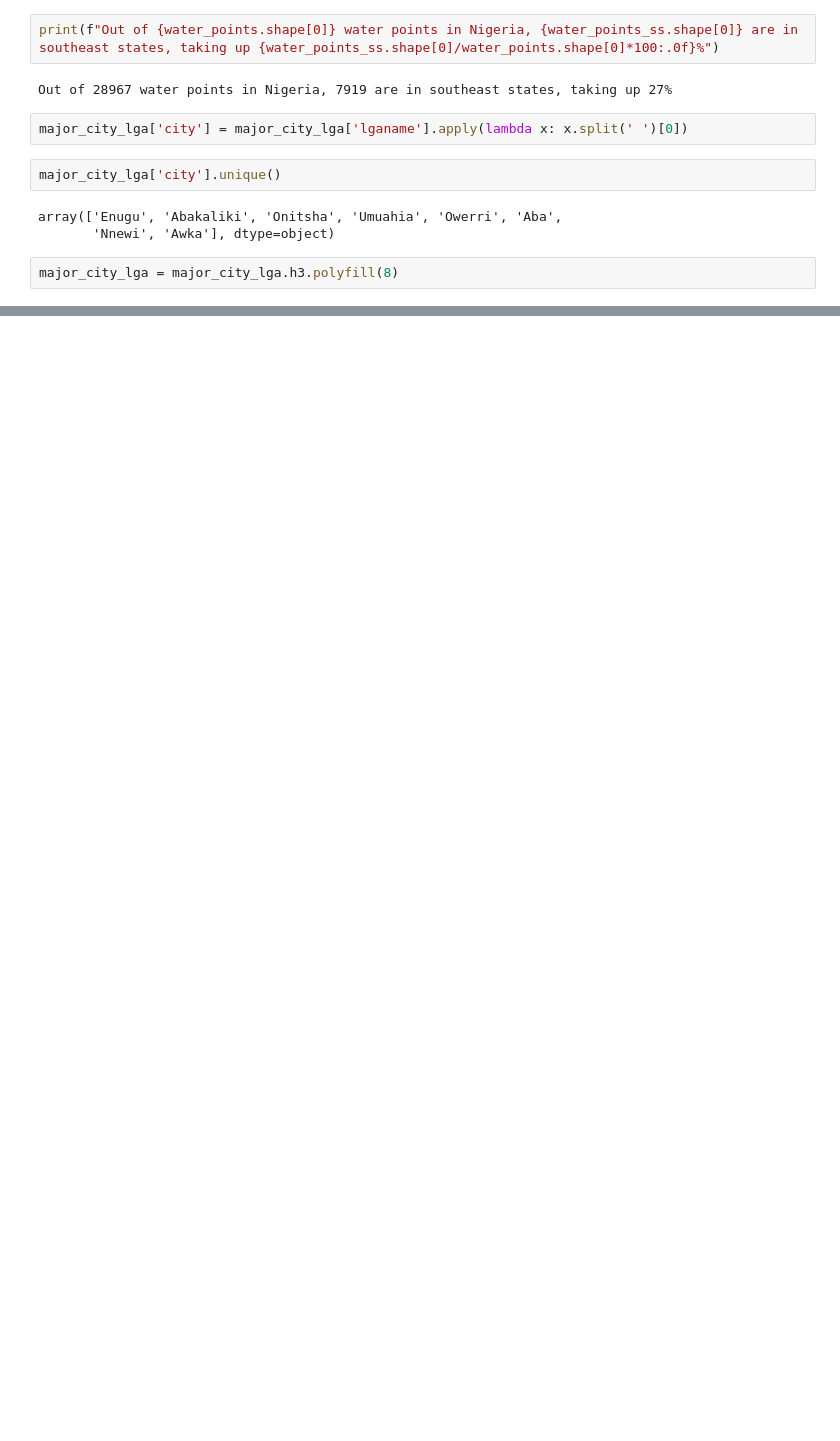
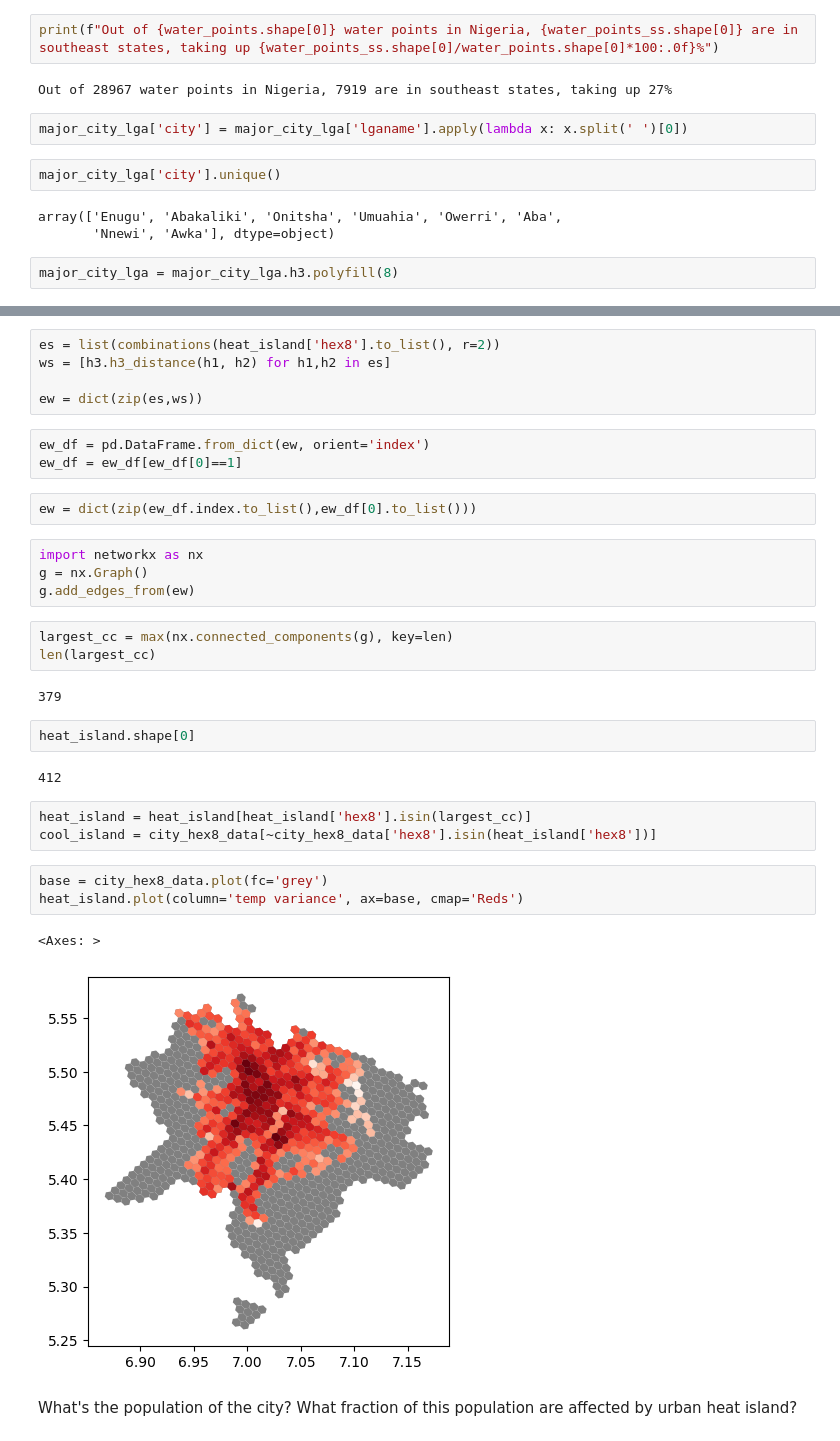
Before and after one commit to wxinl/BluePaleDot, a Jupyter notebook: src/test_20231221_story.ipynb, the cells around one changed output, grey strips where cells are left out. Cells and saved outputs as stored; diff of their text form; blank space fills up the shorter version.

```diff
--- a/src/test_20231221_story.ipynb
+++ b/src/test_20231221_story.ipynb
@@ -140,0 +228,34 @@ major_city_lga_hex8_dict
+# %%
+es = list(combinations(heat_island['hex8'].to_list(), r=2))
+ws = [h3.h3_distance(h1, h2) for h1,h2 in es]
+
+ew = dict(zip(es,ws))
+# %%
+ew_df = pd.DataFrame.from_dict(ew, orient='index')
+ew_df = ew_df[ew_df[0]==1]
+# %%
+ew = dict(zip(ew_df.index.to_list(),ew_df[0].to_list()))
+# %%
+import networkx as nx
+g = nx.Graph()
+g.add_edges_from(ew)
+# %%
+largest_cc = max(nx.connected_components(g), key=len)
+len(largest_cc)
+# %% [output]
+379
+# %%
+heat_island.shape[0]
+# %% [output]
+412
+# %%
+heat_island = heat_island[heat_island['hex8'].isin(largest_cc)]
+cool_island = city_hex8_data[~city_hex8_data['hex8'].isin(heat_island['hex8'])]
+# %%
+base = city_hex8_data.plot(fc='grey')
+heat_island.plot(column='temp variance', ax=base, cmap='Reds')
+# %% [output]
+<Axes: >
+[figure, added]
+# %% [markdown]
+What's the population of the city? What fraction of this population are affected by urban heat island?
```
Also changed, not shown: parts of 252 cells of this notebook, 8 other files.
